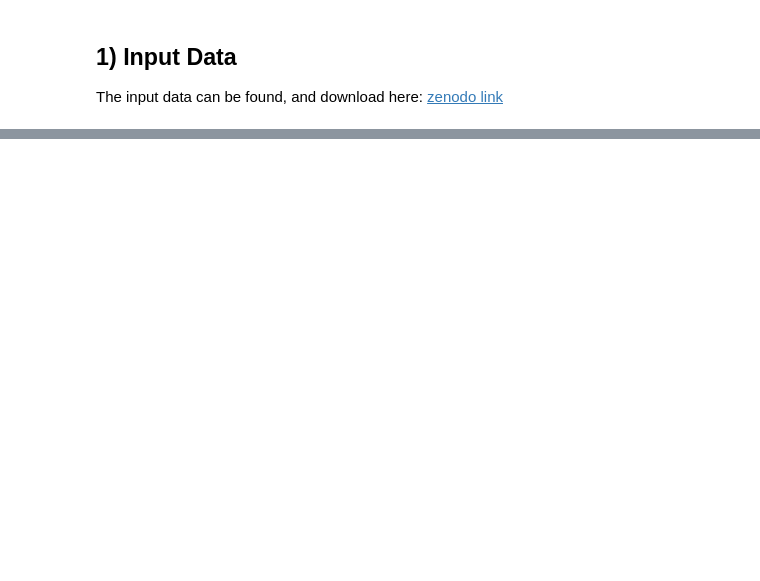
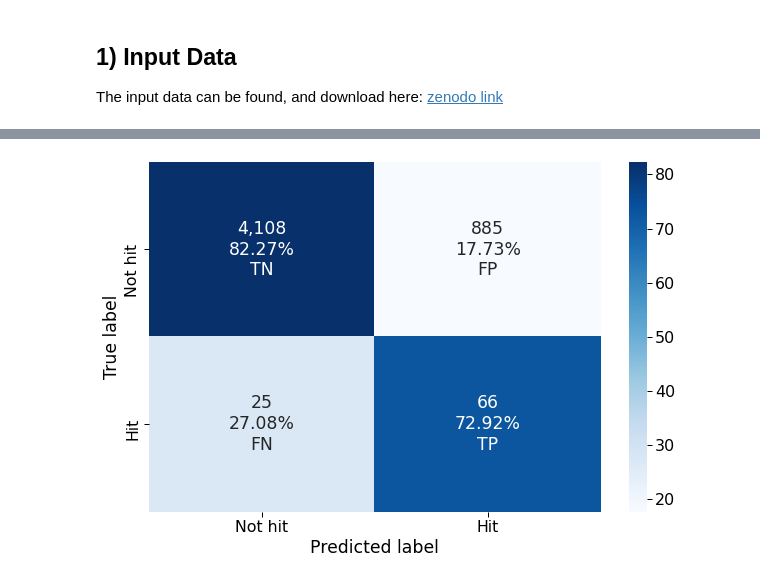
Before and after one commit to razielar/INFLAMer, a Jupyter notebook: notebooks/INFLAMeR.ipynb, the cells around one changed output, grey strips where cells are left out. Cells and saved outputs as stored; diff of their text form; code cells hidden in the pictures; blank space fills up the shorter version.

```diff
--- a/notebooks/INFLAMeR.ipynb
+++ b/notebooks/INFLAMeR.ipynb
@@ -32,0 +131,5 @@ df
+# %%
+# Plot confussion matrix
+plot_roc_cm(model= xgboost_model, cv= stratified_cv, X=X, y=y)
+# %% [output]
+[figure, added]
```
Also changed, not shown: parts of 27 cells of this notebook.
